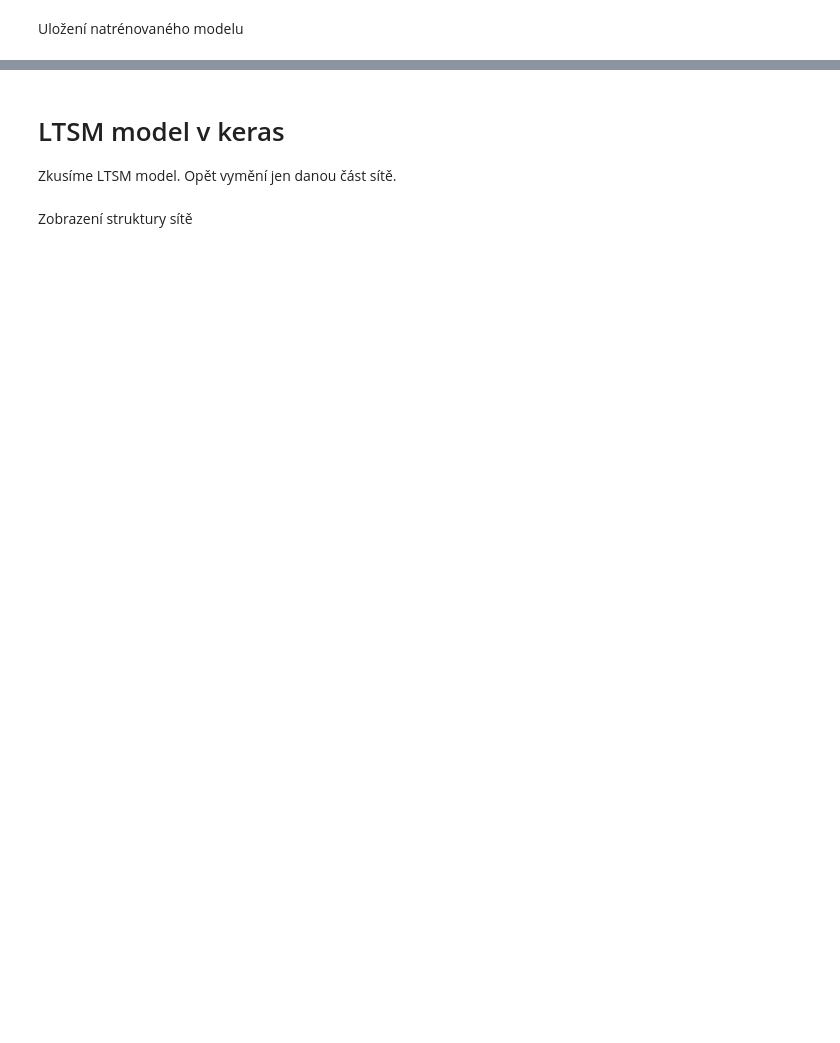
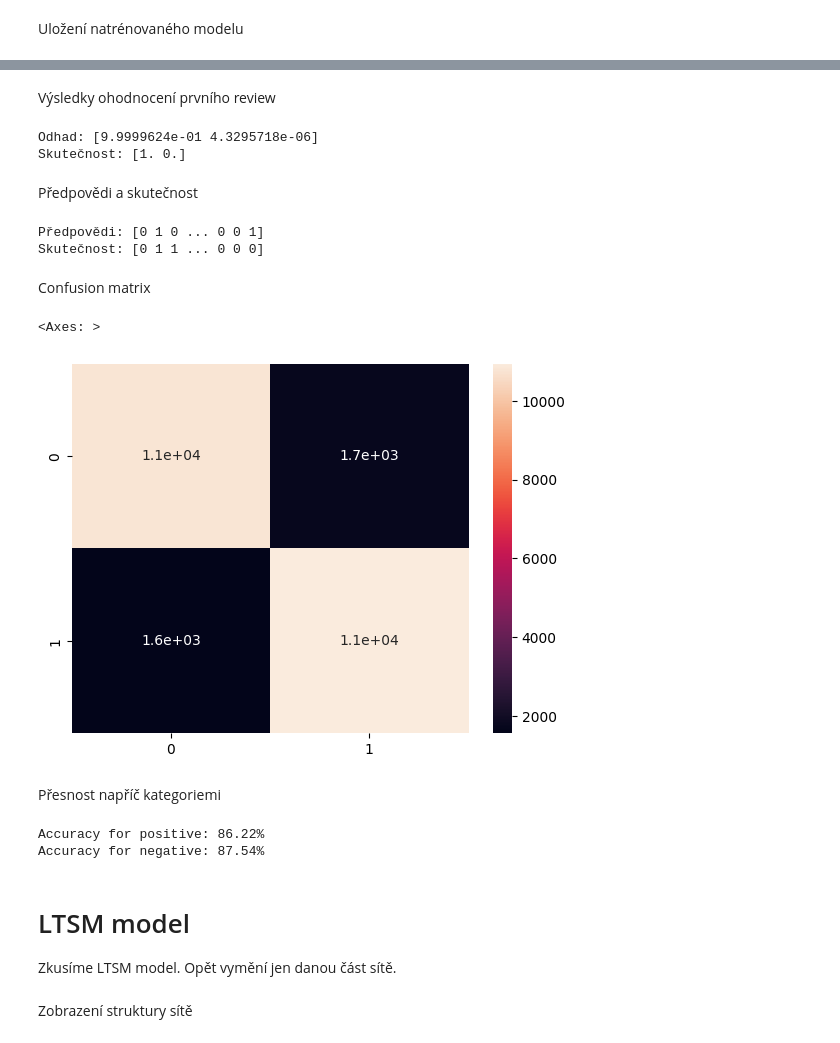
Before and after one commit to Pozdilek-Martin/BMLAI, a Jupyter notebook: 12_RNN/12_C_klasifikace_textu.ipynb, the cells around one changed output, grey strips where cells are left out. Saved outputs shown, nothing was run; the diff lists cells and outputs as text; code cells hidden in the pictures; blank space fills up the shorter version.

```diff
--- a/12_RNN/12_C_klasifikace_textu.ipynb
+++ b/12_RNN/12_C_klasifikace_textu.ipynb
@@ -269,0 +409,2 @@ print(f"F1 score:  {f1:.4f}")
+# %%
+y_pred = gru_model.predict(x_test)
@@ -270,5 +413,47 @@ print(f"F1 score:  {f1:.4f}")
+# %% [markdown]
+Výsledky ohodnocení prvního review
+# %%
+print (f"Odhad: {y_pred[0]}")
+print (f"Skutečnost: {y_test[0]}")
+# %% [output]
+Odhad: [9.9999624e-01 4.3295718e-06]
+Skutečnost: [1. 0.]
+# %% [markdown]
+Předpovědi a skutečnost
+# %%
+y_pred_best_answer = np.argmax(y_pred, axis=-1)
+y_test_best_answer=np.argmax(y_test, axis=-1)
+print (f"Předpovědi: {y_pred_best_answer}")
+print (f"Skutečnost: {y_test_best_answer}")
+# %% [output]
+Předpovědi: [0 1 0 ... 0 0 1]
+Skutečnost: [0 1 1 ... 0 0 0]
+# %% [markdown]
+Confusion matrix
+# %%
+from sklearn.metrics import confusion_matrix
+cf_matrix=confusion_matrix(y_test_best_answer, y_pred_best_answer)
+sns.heatmap(cf_matrix, annot=True)
+# %% [output]
+<Axes: >
+[figure, added]
+# %% [markdown]
+Přesnost napříč kategoriemi
+# %%
+class_correct, class_count = [0]*10, [0]*10
+
+for i in range(y_test.shape[0]):
+    if (y_test_best_answer[i] == y_pred_best_answer[i]):
+        class_correct[y_test_best_answer[i]] +=1
+    class_count[y_test_best_answer[i]] += 1
+
+for i in range(len(class_names)):
+    print (f"Accuracy for {class_names[i]}: {class_correct[i]/class_count[i]:.2%}")
+# %% [output]
+Accuracy for positive: 86.22%
+Accuracy for negative: 87.54%
 # %% [markdown]
-# LTSM model v keras
+# LTSM model
 Zkusíme LTSM model. Opět vymění jen danou část sítě.
 # %%
 from keras.layers import LSTM
```
Also changed, not shown: parts of 112 cells of this notebook.
